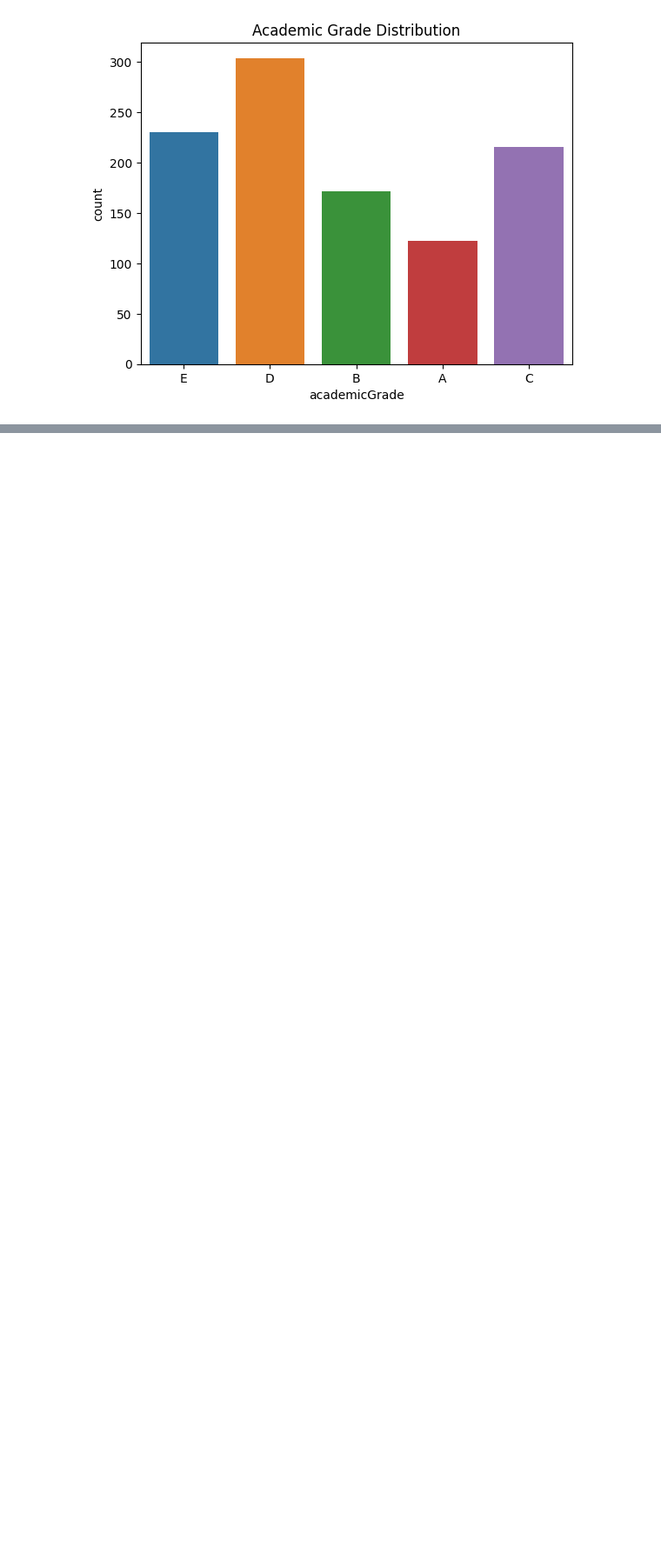
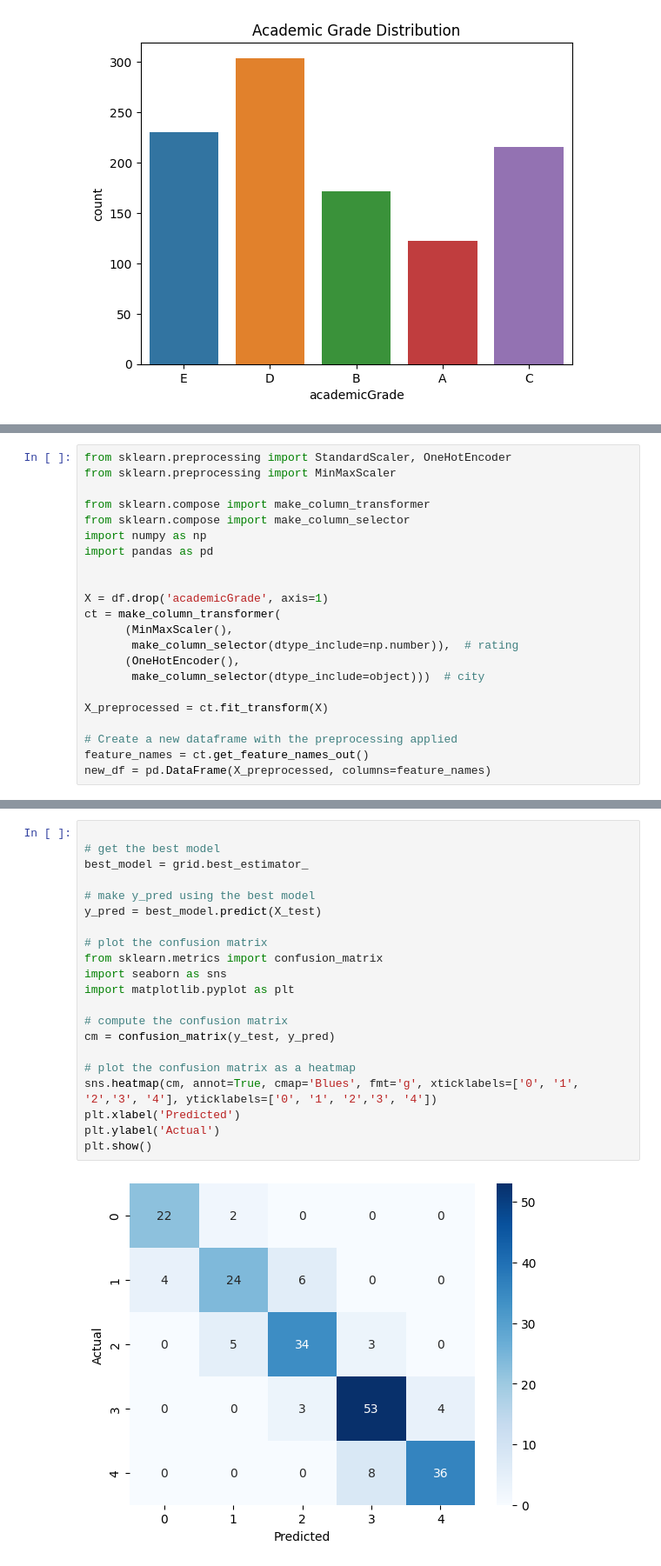
Before and after one commit to 75andybermond/Predict_Student_Performance, a Jupyter notebook: multi_classification.ipynb, the cells around one changed output, grey strips where cells are left out. Shown at 87% size. Drawn from its saved outputs; the diff is of its cells as text; blank space fills up the shorter version.

```diff
--- a/multi_classification.ipynb
+++ b/multi_classification.ipynb
@@ -67,0 +47,22 @@ ct = ColumnTransformer(
+# %%
+from sklearn.preprocessing import StandardScaler, OneHotEncoder
+from sklearn.preprocessing import MinMaxScaler
+
+from sklearn.compose import make_column_transformer
+from sklearn.compose import make_column_selector
+import numpy as np
+import pandas as pd
+
+
+X = df.drop('academicGrade', axis=1)
+ct = make_column_transformer(
+      (MinMaxScaler(),
+       make_column_selector(dtype_include=np.number)),  # rating
+      (OneHotEncoder(),
+       make_column_selector(dtype_include=object)))  # city
+
+X_preprocessed = ct.fit_transform(X)
+
+# Create a new dataframe with the preprocessing applied
+feature_names = ct.get_feature_names_out()
+new_df = pd.DataFrame(X_preprocessed, columns=feature_names)
@@ -67,0 +406,23 @@ ct = ColumnTransformer(
+# %%
+
+# get the best model
+best_model = grid.best_estimator_
+
+# make y_pred using the best model
+y_pred = best_model.predict(X_test)
+
+# plot the confusion matrix
+from sklearn.metrics import confusion_matrix
+import seaborn as sns
+import matplotlib.pyplot as plt
+
+# compute the confusion matrix
+cm = confusion_matrix(y_test, y_pred)
+
+# plot the confusion matrix as a heatmap
+sns.heatmap(cm, annot=True, cmap='Blues', fmt='g', xticklabels=['0', '1', '2','3', '4'], yticklabels=['0', '1', '2','3', '4'])
+plt.xlabel('Predicted')
+plt.ylabel('Actual')
+plt.show()
+# %% [output]
+[figure, added]
```
Also changed, not shown: parts of 14 cells of this notebook.
